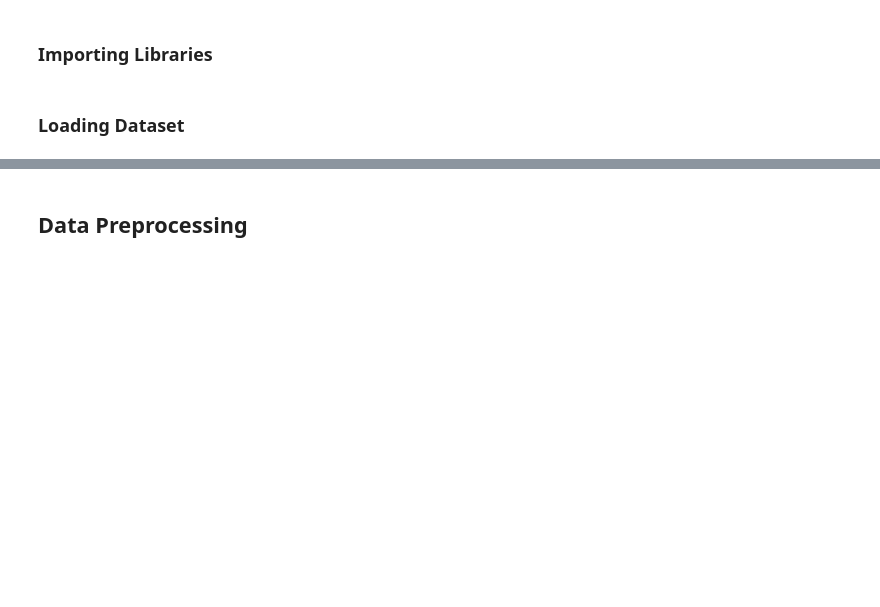
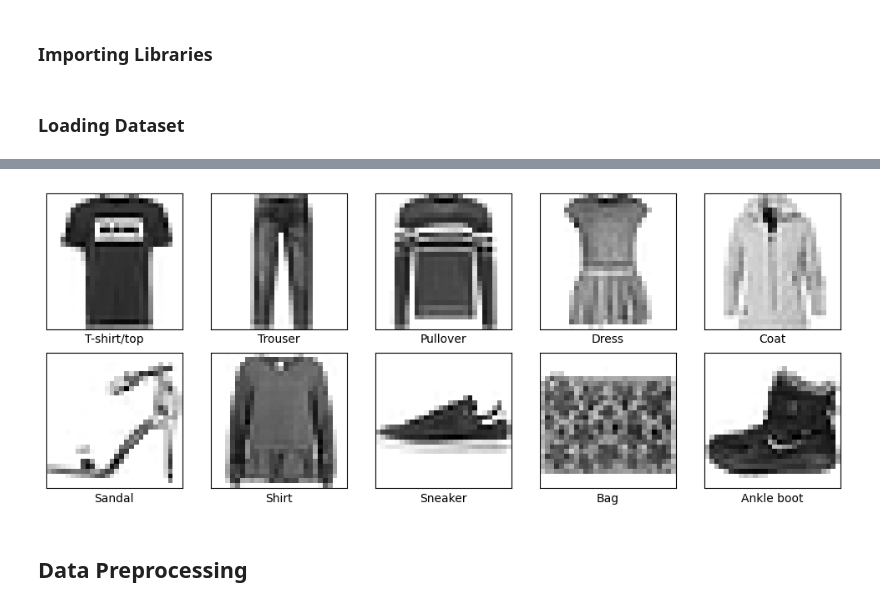
Before and after one commit to rrexzra36/Fashion-MNIST-Image-Classification, a Jupyter notebook: notebook.ipynb, the cells around one changed output, grey strips where cells are left out. Cells and saved outputs as stored; diff of their text form; code cells hidden in the pictures; blank space fills up the shorter version.

Commit message:
adding sample images into notebook

```diff
--- a/notebook.ipynb
+++ b/notebook.ipynb
@@ -20,3 +29,18 @@ class_names = ['T-shirt/top', 'Trouser', 'Pullover', 'Dress', 'Coat',
+# %%
+plt.figure(figsize=(10,4))
+for i in range(10):
+    plt.subplot(2,5,i+1)
+    plt.xticks([])
+    plt.yticks([])
+    plt.grid(False)
+    # Find the index of the first occurrence of the current class
+    index = np.where(train_labels == i)[0][0]
+    plt.imshow(train_images[index], cmap=plt.cm.binary)
+    plt.xlabel(class_names[i])
+plt.tight_layout()
+plt.show()
+# %% [output]
+[figure, added]
 # %% [markdown]
 ## Data Preprocessing
 # %% [markdown]
```
Also changed, not shown: parts of 5 cells of this notebook.
